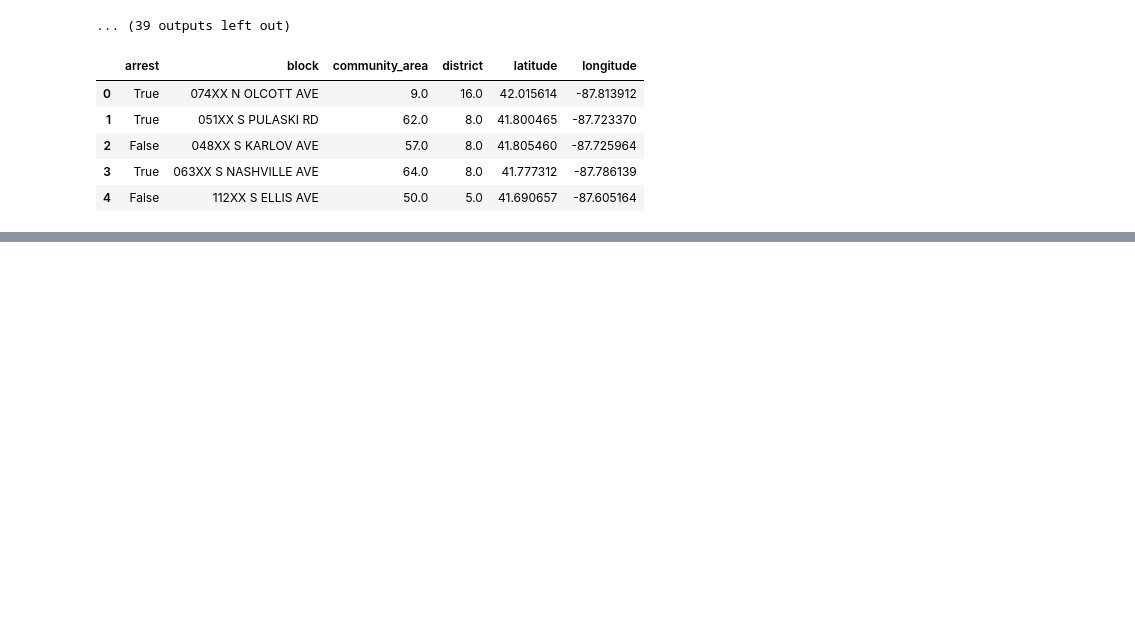
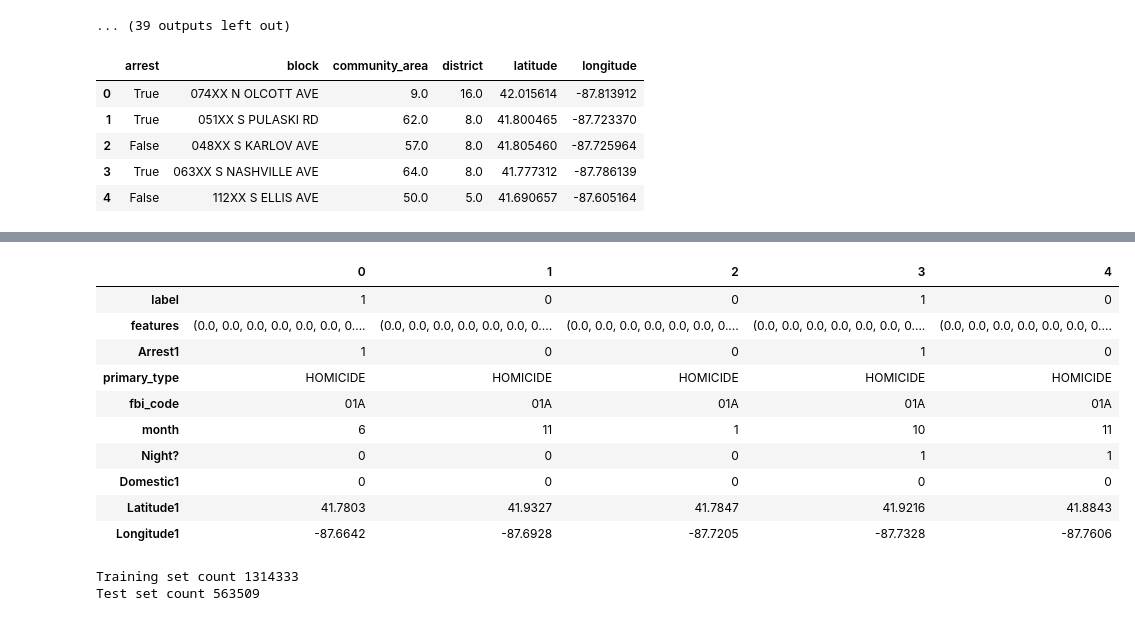
Before and after one commit to justinho8161/Chicago_crimes, a Jupyter notebook: Chicago Notebook.ipynb, the cells around one changed output, grey strips where cells are left out. Cells and saved outputs as stored; diff of their text form; code cells hidden in the pictures; blank space fills up the shorter version.

```diff
--- a/Chicago Notebook.ipynb
+++ b/Chicago Notebook.ipynb
@@ -191,5 +191,7 @@ df_sp_dt = df.withColumn('dt',to_timestamp(df_sp.date,'yyyy-MM-dd HH:mm:ss'))\
         .withColumn('Year',year(col("dt")))\
         .withColumn('Month',month(col("dt")))\
         .withColumn('Hour',hour(col("dt")))\
-        .withColumn('Night?', when(col('Hour')>=17,1).otherwise(0))
+        .withColumn('Night?', when(col('Hour')>=17,1).otherwise(0))\
+        .withColumn('Domestic1', when(col('domestic')=='false',0).otherwise(1))\
+        .withColumn('Arrest1', when(col('arrest')==True,1).otherwise(0))
 # %%
@@ -232,0 +209,3 @@ rescaledData
+# %%
+df_pd2 = df_sp_dt.select('Arrest1','primary_type','fbi_code','month','Night?','Domestic1','Latitude1', 'Longitude1')
+df_pd2.printSchema()
@@ -232,0 +234,28 @@ rescaledData
+# %%
+categorical_columns = ['primary_type','fbi_code','Night?','Domestic1']
+stages=[]
+for categorical_col in categorical_columns:
+    stringIndexer = StringIndexer(inputCol = categorical_col,
+                                  outputCol = categorical_col + 'Index')
+    encoder = OneHotEncoderEstimator(inputCols = [stringIndexer.getOutputCol()],\
+                                     outputCols=[categorical_col + "classVec"])
+    stages += [stringIndexer, encoder]
+
+label_stringIdx = StringIndexer(inputCol = 'Arrest1',
+                                outputCol = 'label')
+stages += [label_stringIdx]
+
+numericalCols = ['Latitude1', 'Longitude1']
+assemblerInputs = [c + "classVec" for c in categorical_columns] + numericalCols
+assembler = VectorAssembler(inputCols = assemblerInputs,\
+                            outputCol = "features")
+stages += [assembler]
+# %%
+from pyspark.ml import Pipeline
+cols = df_pd2.columns
+pipeline = Pipeline(stages = stages)
+pipelineModel = pipeline.fit(df_pd2)
+df = pipelineModel.transform(df_pd2)
+selectedCols = ['label', 'features'] + cols
+df = df.select(selectedCols)
+df.printSchema()
@@ -232,0 +274,21 @@ rescaledData
+# %%
+pd.DataFrame(df.take(5), columns = df.columns).transpose()
+# %% [output]
+|  | 0 | 1 | 2 | 3 | 4 |
+| label | 1 | 0 | 0 | 1 | 0 |
+| features | (0.0, 0.0, 0.0, 0.0, 0.0, 0.0, 0.... | (0.0, 0.0, 0.0, 0.0, 0.0, 0.0, 0.... | (0.0, 0.0, 0.0, 0.0, 0.0, 0.0, 0.... | (0.0, 0.0, 0.0, 0.0, 0.0, 0.0, 0.... | (0.0, 0.0, 0.0, 0.0, 0.0, 0.0, 0.... |
+| Arrest1 | 1 | 0 | 0 | 1 | 0 |
+| primary_type | HOMICIDE | HOMICIDE | HOMICIDE | HOMICIDE | HOMICIDE |
+| fbi_code | 01A | 01A | 01A | 01A | 01A |
+| month | 6 | 11 | 1 | 10 | 11 |
+| Night? | 0 | 0 | 0 | 1 | 1 |
+| Domestic1 | 0 | 0 | 0 | 0 | 0 |
+| Latitude1 | 41.7803 | 41.9327 | 41.7847 | 41.9216 | 41.8843 |
+| Longitude1 | -87.6642 | -87.6928 | -87.7205 | -87.7328 | -87.7606 |
+# %%
+train, test = df.randomSplit([.7,.3], seed = 2019)
+print("Training set count {}".format(train.count()))
+print("Test set count {}".format(test.count()))
+# %% [output]
+Training set count 1314333
+Test set count 563509
```
Also changed, not shown: parts of 14 cells of this notebook.
